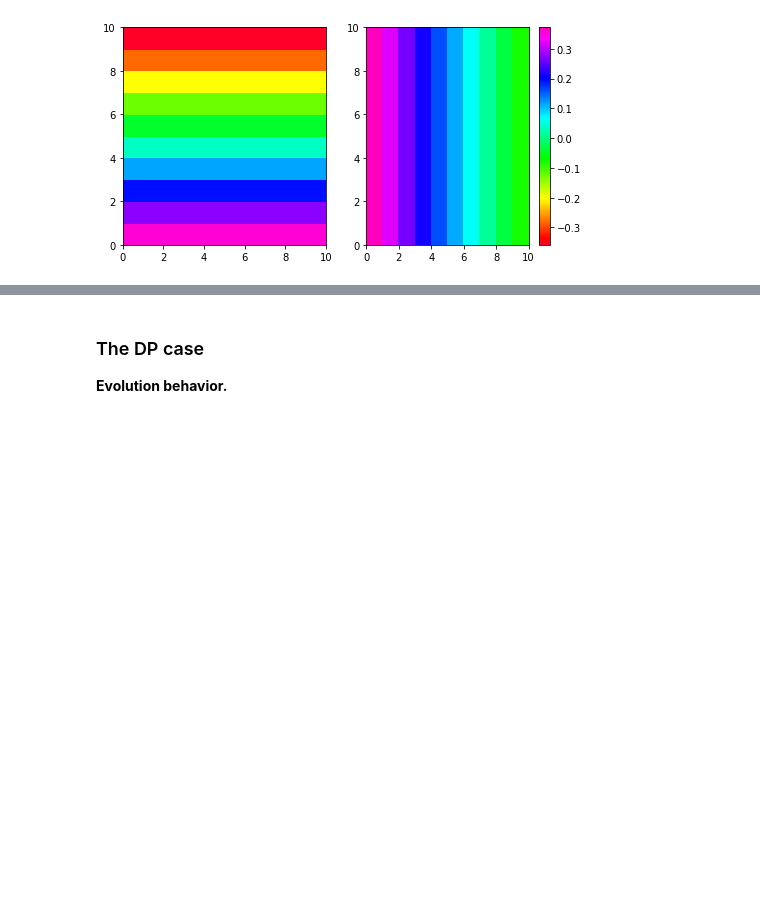
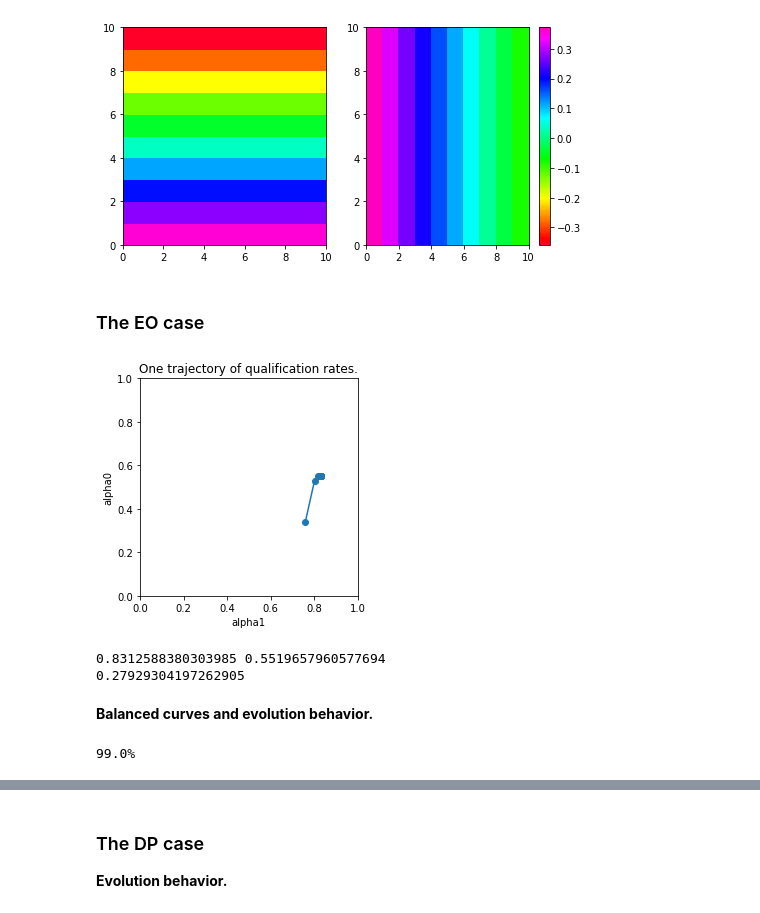
Before and after one commit to TURuibo/long-term-impact-of-fairness-constraints, a Jupyter notebook: notebooks/long_term_impact_analysis__FICO_equilibrium.ipynb, the cells around one changed output, grey strips where cells are left out. Drawn from its saved outputs; the diff is of its cells as text; code cells hidden in the pictures; blank space fills up the shorter version.

```diff
--- a/notebooks/long_term_impact_analysis__FICO_equilibrium.ipynb
+++ b/notebooks/long_term_impact_analysis__FICO_equilibrium.ipynb
@@ -86,12 +86,13 @@ In this study, we consider the demographic invariant generation case. The genera
 3. Apply a classifier to estimating the decision boundary;
 4. Apply the dynamics to compute the ratio in next time step.
 # %%
-def update_qualification_rates(alpha_aa, alpha_c, T, get_policy,
+def update_qualification_rates(alpha_aa, alpha_c, T, policy,
+                               fn=None, Pf_aa=None, Pf_c=None,
                                paa=P_AA, pc=P_C,
                                a_aa0=a_aa0, b_aa0=b_aa0,a_aa1=a_aa1, b_aa1=b_aa1,
                                a_c0=a_c0, b_c0=b_c0, a_c1=a_c1, b_c1=b_c1):
 
-    tpr,fpr = eva_classifier(alpha_aa,alpha_c, get_policy,
+    tpr,fpr = eva_classifier_fn(alpha_aa,alpha_c, policy,fn, Pf_aa, Pf_c,
                              paa, pc,
                              a_aa0=a_aa0, b_aa0=b_aa0,a_aa1=a_aa1, b_aa1=b_aa1,
                              a_c0=a_c0, b_c0=b_c0, a_c1=a_c1, b_c1=b_c1)
@@ -123,10 +125,7 @@ alpha0, alpha1 =  alpha_aa_ini,alpha_c_ini
 alpha0_un_evolution=[alpha0]
 alpha1_un_evolution=[alpha1]
 for _ in range(MAX_ITERATION_EQUILIBRIUM):
-    alpha0, alpha1 = update_qualification_rates(alpha0, alpha1, T, get_policy_un,
-                                                paa=P_AA, pc=P_C,
-                                                a_aa0=a_aa0, b_aa0=b_aa0,a_aa1=a_aa1, b_aa1=b_aa1,
-                                                a_c0=a_c0, b_c0=b_c0, a_c1=a_c1, b_c1=b_c1)
+    alpha0, alpha1 = update_qualification_rates(alpha0, alpha1, T, 'UN')
     alpha0_un_evolution.append(alpha0)
     alpha1_un_evolution.append(alpha1)
 
@@ -187,7 +186,7 @@ alpha0, alpha1 =  alpha_aa_ini,alpha_c_ini
 alpha0_eqopt_evolution=[alpha0]
 alpha1_eqopt_evolution=[alpha1]
 for _ in range(MAX_ITERATION_EQUILIBRIUM):
-    alpha0, alpha1 = update_qualification_rates(alpha0, alpha1, T, get_policy_eqopt,
+    alpha0, alpha1 = update_qualification_rates(alpha0, alpha1, T, 'EqOpt',f_eqopt, Peqopt_aa, Peqopt_c,
                                                 paa=P_AA, pc=P_C,
                                                 a_aa0=a_aa0, b_aa0=b_aa0,a_aa1=a_aa1, b_aa1=b_aa1,
                                                 a_c0=a_c0, b_c0=b_c0, a_c1=a_c1, b_c1=b_c1
@@ -243,3 +242,54 @@ fig.colorbar(im1, ax=ax1)
 plt.show()
 # %% [output]
 [figure]
+# %% [markdown]
+### The EO case
+# %%
+np.random.seed(777)
+MAX_ITERATION_EQUILIBRIUM = 10
+
+alpha0, alpha1 =  alpha_aa_ini,alpha_c_ini
+alpha0_eo_evolution=[alpha0]
+alpha1_eo_evolution=[alpha1]
+for _ in range(MAX_ITERATION_EQUILIBRIUM):
+    alpha0, alpha1 = update_qualification_rates(alpha0, alpha1, T, 'EO',f_eo, Peo_aa, Peo_c,
+                                                paa=P_AA, pc=P_C,
+                                                a_aa0=a_aa0, b_aa0=b_aa0,a_aa1=a_aa1, b_aa1=b_aa1,
+                                                a_c0=a_c0, b_c0=b_c0, a_c1=a_c1, b_c1=b_c1
+                                               )
+    alpha0_eo_evolution.append(alpha0)
+    alpha1_eo_evolution.append(alpha1)
+
+plt.figure()
+plt.axis('square')
+plt.plot(alpha1_eo_evolution,alpha0_eo_evolution,'o-')
+plt.ylim(0, 1)
+plt.xlim(0, 1)
+
+plt.xlabel('alpha1')
+plt.ylabel('alpha0')
+plt.title("One trajectory of qualification rates.")
+plt.show()
+# %% [output]
+[figure, added]
+# %%
+print(alpha1_eo_evolution[-1],alpha0_eo_evolution[-1])
+print(alpha1_eo_evolution[-1]-alpha0_eo_evolution[-1])
+# %% [output]
+0.8312588380303985 0.5519657960577694
+0.27929304197262905
+# %% [markdown]
+**Balanced curves and evolution behavior.**
+# %%
+TOTAL_STEP = 10
+alphaList = np.linspace(0.05,0.95,TOTAL_STEP)
+
+group0_eo = np.zeros([len(alphaList),len(alphaList)])
+group1_eo = np.zeros([len(alphaList),len(alphaList)])
+
+for i, alpha0 in enumerate(alphaList):
+    for j, alpha1 in enumerate(alphaList):
+        sys.stdout.write("\r{0}%".format(str((i*TOTAL_STEP + j)*100/(TOTAL_STEP*TOTAL_STEP))))
+        group0_eo[i,j],group1_eo[i,j] = compute_balance_diff(alpha0,alpha1,T,'EqOpt', f_eo, Peo_aa, Peo_c,)
+# %% [output]
+99.0%
```
Also changed, not shown: parts of 13 cells of this notebook, 1 other file.
